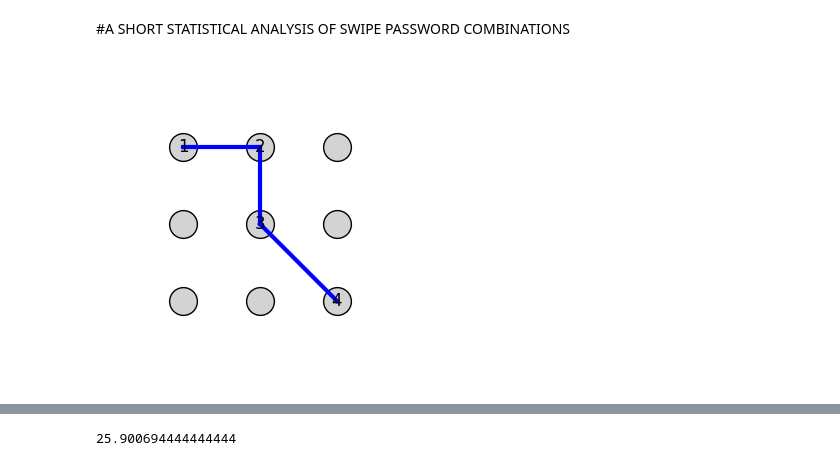
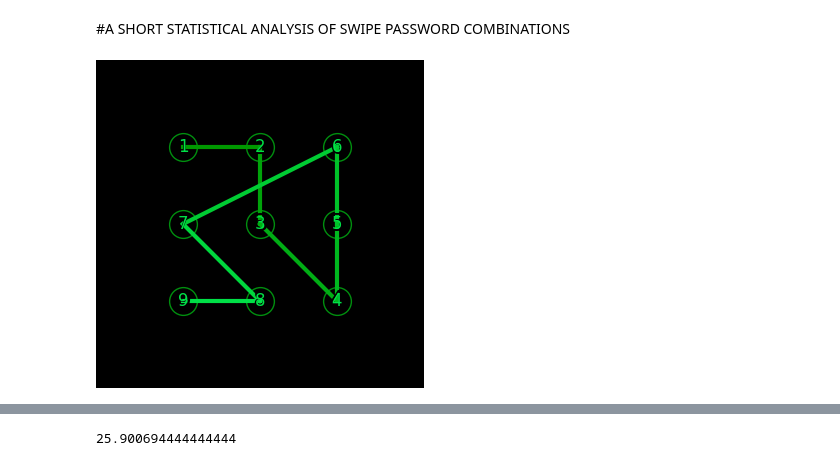
Before and after one commit to Wiczak/patterns_self_study, a Jupyter notebook: Swipe_patterns.ipynb, the cells around one changed output, grey strips where cells are left out. Drawn from its saved outputs; the diff is of its cells as text; code cells hidden in the pictures.

```diff
--- a/Swipe_patterns.ipynb
+++ b/Swipe_patterns.ipynb
@@ -7,42 +10,43 @@
 # %%
-import matplotlib.pyplot as plt
+#Function for visualization of patterns.
 
 def visualize_pattern(pattern):
-    # 3x3 grid: positions indexed 1 to 9, left to right, top to bottom
     pos_map = {
         1: (0, 2), 2: (1, 2), 3: (2, 2),
         4: (0, 1), 5: (1, 1), 6: (2, 1),
         7: (0, 0), 8: (1, 0), 9: (2, 0)
     }
 
     fig, ax = plt.subplots(figsize=(4, 4))
     ax.set_xlim(-1, 3)
     ax.set_ylim(-1, 3)
     ax.set_aspect('equal')
     ax.axis('off')
+    fig.set_facecolor('black')
 
     # Draw dots
     for i in range(1, 10):
         x, y = pos_map[i]
-        ax.plot(x, y, 'o', markersize=20, color='lightgray', markeredgecolor='black')
+        ax.plot(x, y, 'o', markersize=20, color='black', markeredgecolor=(0, 0.56, 0.06))
 
     # Draw lines between pattern points
     for i in range(len(pattern) - 1):
         x1, y1 = pos_map[pattern[i]]
         x2, y2 = pos_map[pattern[i + 1]]
-        ax.plot([x1, x2], [y1, y2], color='blue', linewidth=3)
+        ax.plot([x1, x2], [y1, y2], color=(0,0.6+i/25,0+i/25), linewidth=3)
 
     # Optionally highlight the sequence
     for idx, p in enumerate(pattern):
         x, y = pos_map[p]
-        ax.text(x, y, str(idx + 1), color='black', ha='center', va='center', fontsize=12)
+        ax.text(x, y, str(idx + 1), color='black', ha='center', va='center', fontsize=18)
+        ax.text(x, y, str(idx + 1), color=(0,0.6+i/25,0+i/25), ha='center', va='center', fontsize=12)
 
     plt.show()
 
 # Example: pattern connecting 1 → 2 → 5 → 9
-visualize_pattern([1, 2, 5, 9])
+visualize_pattern([1, 2, 5, 9 , 6, 3, 4,8,7])
 # %% [output]
-[figure, old version]
+[figure, new version]
 # %%
 visualize_pattern([1, 2, 3, 4,5,6,7,8,9])
 possible_directions_simplified = {1:[2,4,5], 2:[1,3,4,5,6],3:[2,5,6],4:[1,2,5,7,8],5:[1,2,3,4,6,7,8,9],6:[2,3,5,8,9],7:[4,5,8],8:[7,4,5,6,9],9:[8,5,6]}
```
Also changed, not shown: parts of 4 cells of this notebook.
